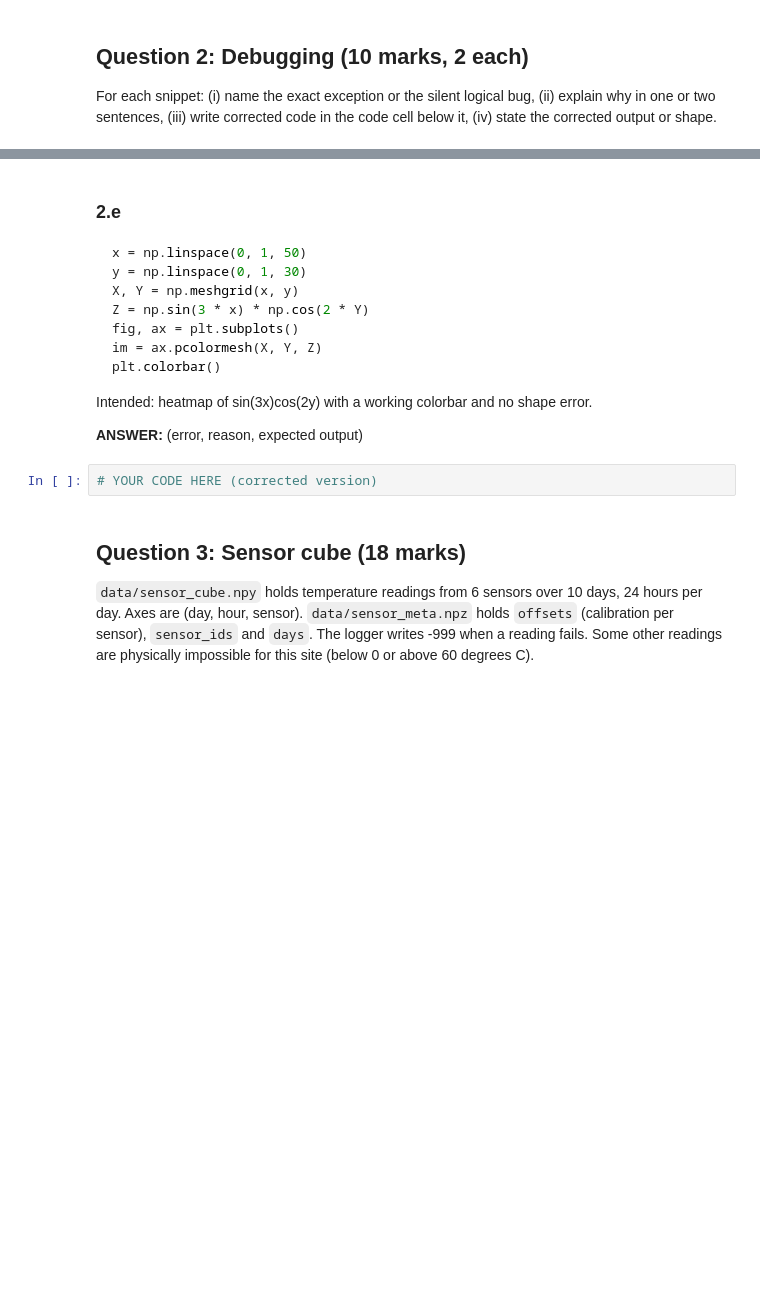
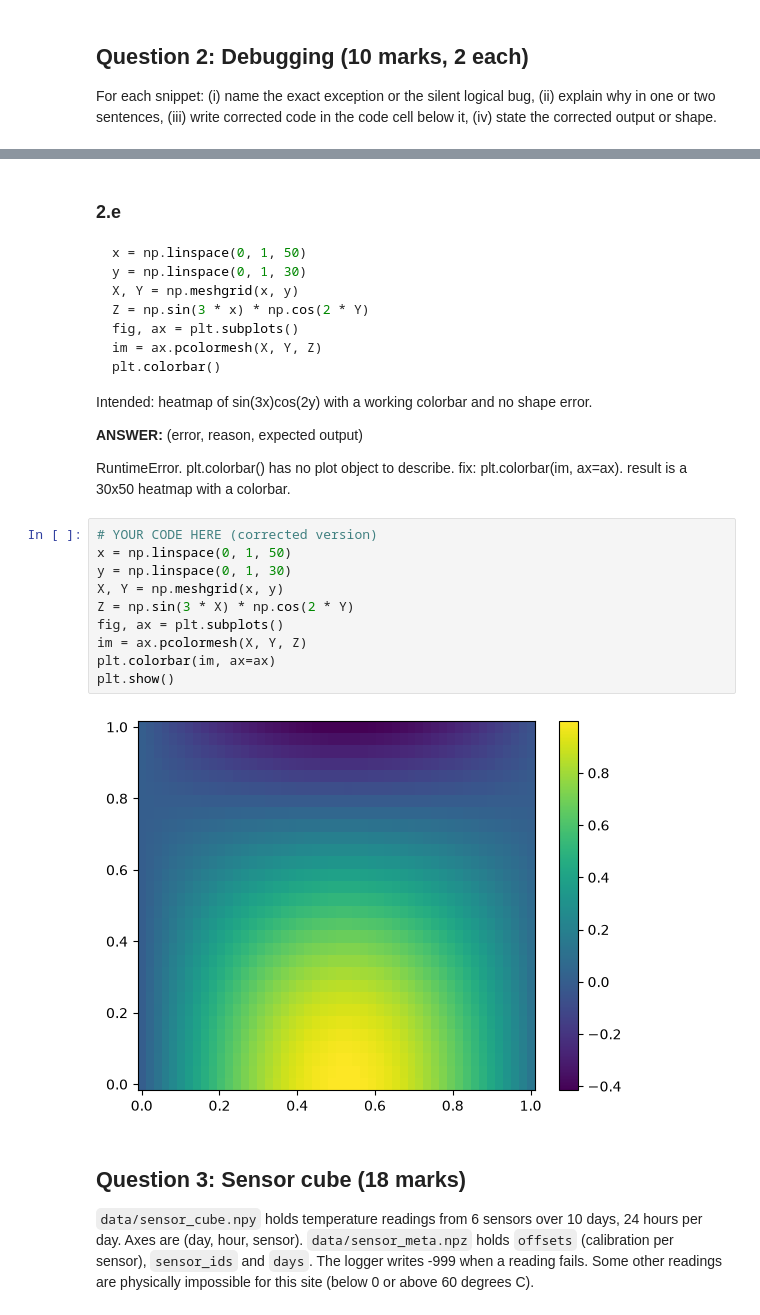
Before and after one commit to alizeeshanch91-dev/PAI-A3-25F-0026, a Jupyter notebook: Assignment3_Programming_for_AI.ipynb, the cells around one changed output, grey strips where cells are left out. Drawn from its saved outputs; the diff is of its cells as text; blank space fills up the shorter version.

```diff
--- a/Assignment3_Programming_for_AI.ipynb
+++ b/Assignment3_Programming_for_AI.ipynb
@@ -184,8 +233,20 @@ plt.colorbar()
 Intended: heatmap of sin(3x)cos(2y) with a working colorbar and no shape error.
 
 **ANSWER:** (error, reason, expected output)
+
+RuntimeError. plt.colorbar() has no plot object to describe. fix: plt.colorbar(im, ax=ax). result is a 30x50 heatmap with a colorbar.
-# %%
-# YOUR CODE HERE (corrected version)
+# %%
+# YOUR CODE HERE (corrected version)
+x = np.linspace(0, 1, 50)
+y = np.linspace(0, 1, 30)
+X, Y = np.meshgrid(x, y)
+Z = np.sin(3 * X) * np.cos(2 * Y)
+fig, ax = plt.subplots()
+im = ax.pcolormesh(X, Y, Z)
+plt.colorbar(im, ax=ax)
+plt.show()
+# %% [output]
+[figure, added]
 # %% [markdown]
 ## Question 3: Sensor cube (18 marks)
 `data/sensor_cube.npy` holds temperature readings from 6 sensors over 10 days, 24 hours per day. Axes are (day, hour, sensor). `data/sensor_meta.npz` holds `offsets` (calibration per sensor), `sensor_ids` and `days`. The logger writes -999 when a reading fails. Some other readings are physically impossible for this site (below 0 or above 60 degrees C).
```
Also changed, not shown: parts of 13 cells of this notebook.
